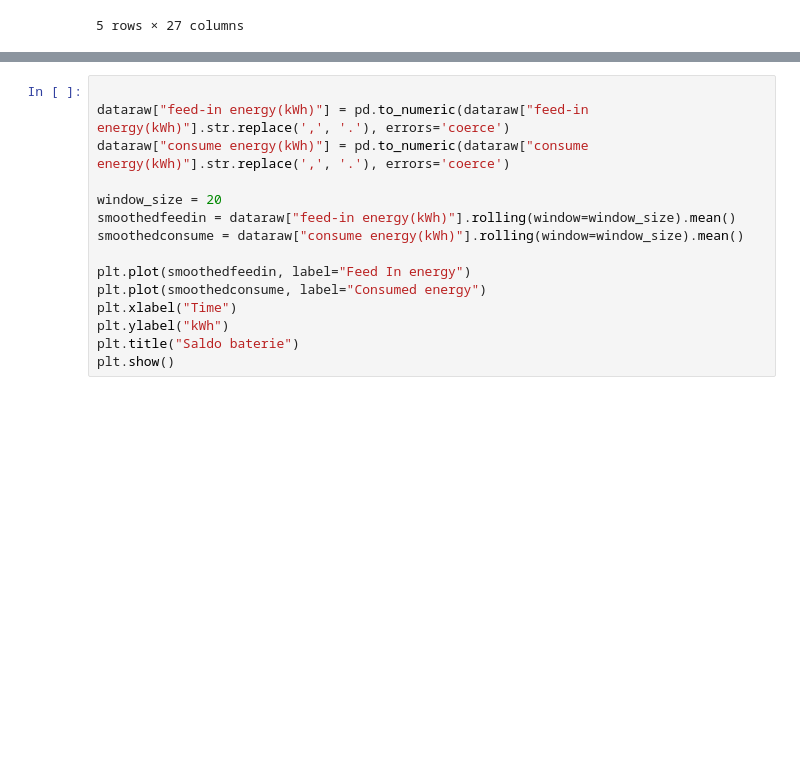
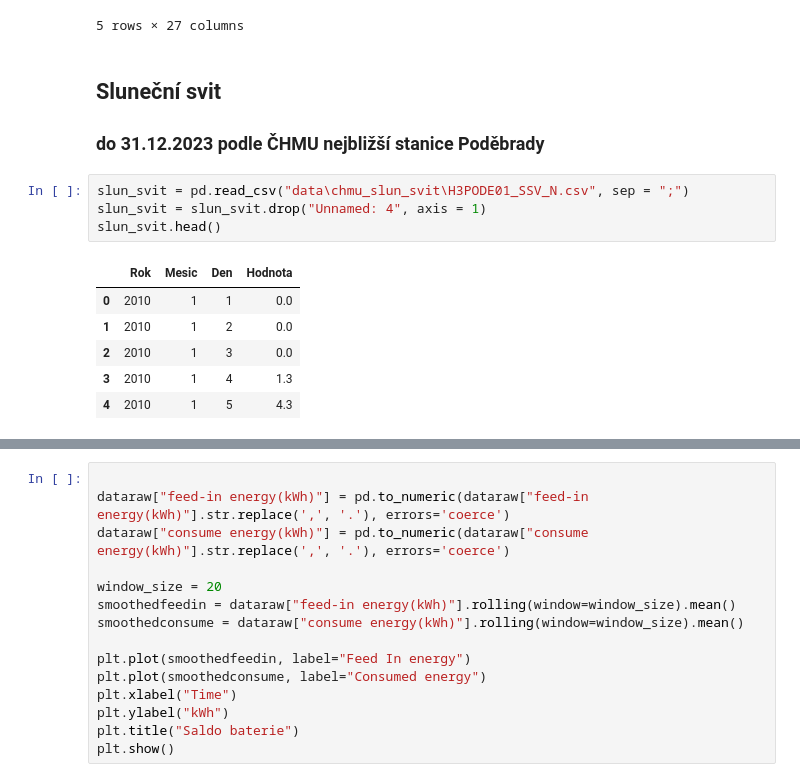
Before and after one commit to luukkass/finalprojekt, a Jupyter notebook: fve.ipynb, the cells around one changed output, grey strips where cells are left out. Saved outputs shown, nothing was run; the diff lists cells and outputs as text; blank space fills up the shorter version.

```diff
--- a/fve.ipynb
+++ b/fve.ipynb
@@ -14,3 +17,17 @@ dataraw.head()
 | 3 | 2023-03-16 00:16:42 | 0 | 0 | 0 | 0 | 0 | ... |
 | 4 | 2023-03-16 00:21:42 | 0 | 0 | 0 | 0 | 0 | ... |
 5 rows × 27 columns
+# %% [markdown]
+## Sluneční svit
+### do 31.12.2023 podle ČHMU nejbližší stanice Poděbrady
+# %%
+slun_svit = pd.read_csv("data\chmu_slun_svit\H3PODE01_SSV_N.csv", sep = ";")
+slun_svit = slun_svit.drop("Unnamed: 4", axis = 1)
+slun_svit.head()
+# %% [output]
+|  | Rok | Mesic | Den | Hodnota |
+| 0 | 2010 | 1 | 1 | 0.0 |
+| 1 | 2010 | 1 | 2 | 0.0 |
+| 2 | 2010 | 1 | 3 | 0.0 |
+| 3 | 2010 | 1 | 4 | 1.3 |
+| 4 | 2010 | 1 | 5 | 4.3 |
```
Also changed, not shown: parts of 5 cells of this notebook, 2 other files.
